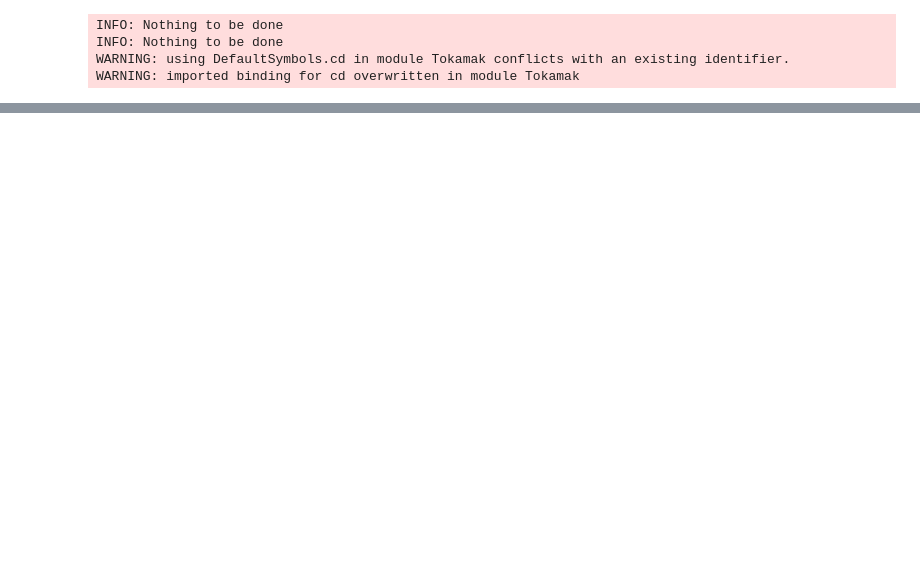
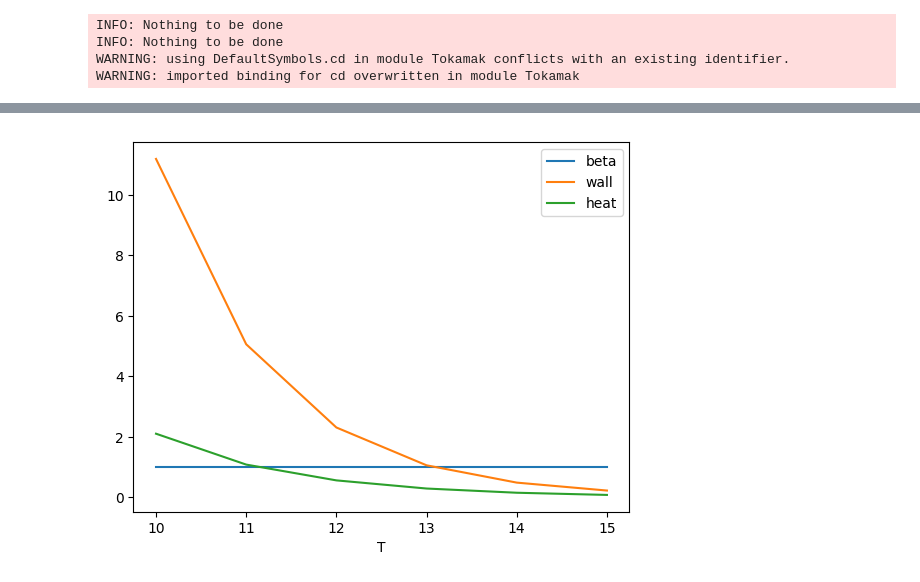
Before and after one commit to djsegal/Fussy.jl, a Jupyter notebook: lib/notebooks/plot_r_vs_b.ipynb, the cells around one changed output, grey strips where cells are left out. Cells and saved outputs as stored; diff of their text form; code cells hidden in the pictures; blank space fills up the shorter version.

```diff
--- a/lib/notebooks/plot_r_vs_b.ipynb
+++ b/lib/notebooks/plot_r_vs_b.ipynb
@@ -40,0 +62,6 @@ plot(beta_solution["B_0"],beta_solution["R_0"])
+# %%
+plot(T_list,limit_list["beta"],T_list,limit_list["wall"],T_list,limit_list["heat"]);
+xlabel("T")
+legend(["beta", "wall", "heat"]);
+# %% [output]
+[figure, added]
```
Also changed, not shown: parts of 5 cells of this notebook.
